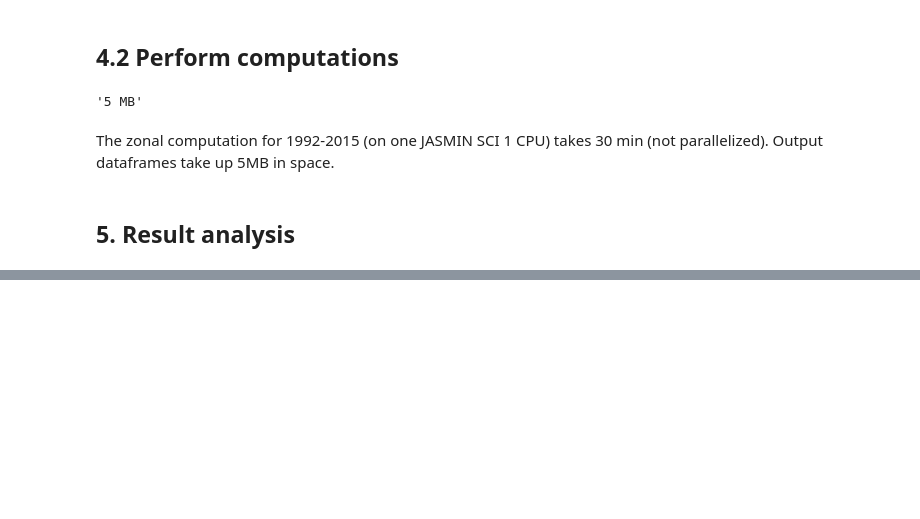
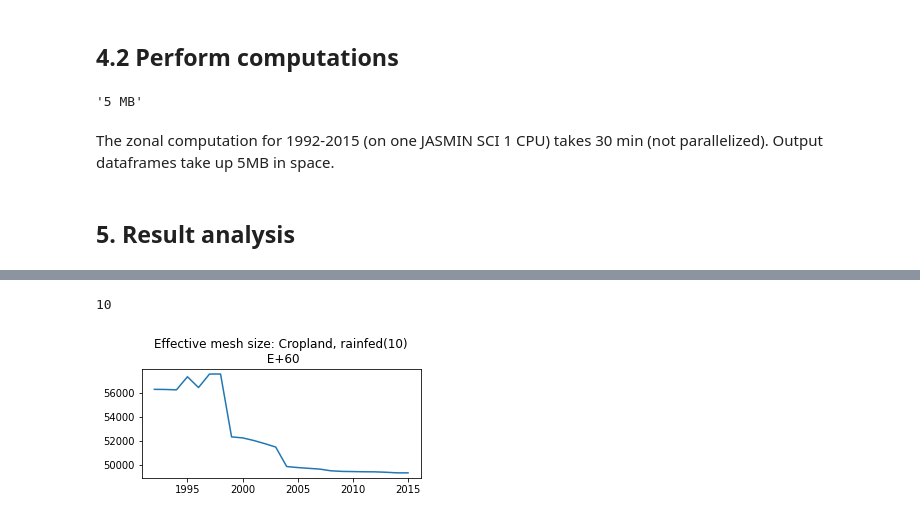
Before and after one commit to ai4er-cdt/geograph, a Jupyter notebook: notebooks/exploratory/svm-5-pylandstats-fragmentation-analysis.ipynb, the cells around one changed output, grey strips where cells are left out. Drawn from its saved outputs; the diff is of its cells as text; code cells hidden in the pictures; blank space fills up the shorter version.

```diff
--- a/notebooks/exploratory/svm-5-pylandstats-fragmentation-analysis.ipynb
+++ b/notebooks/exploratory/svm-5-pylandstats-fragmentation-analysis.ipynb
@@ -198,0 +244,5 @@ Wall time: 17.6 µs
+# %%
+display_class_metric("E+60", 10, "effective_mesh_size")
+# %% [output]
+10
+[figure, added]
```
Also changed, not shown: parts of 14 cells of this notebook.
